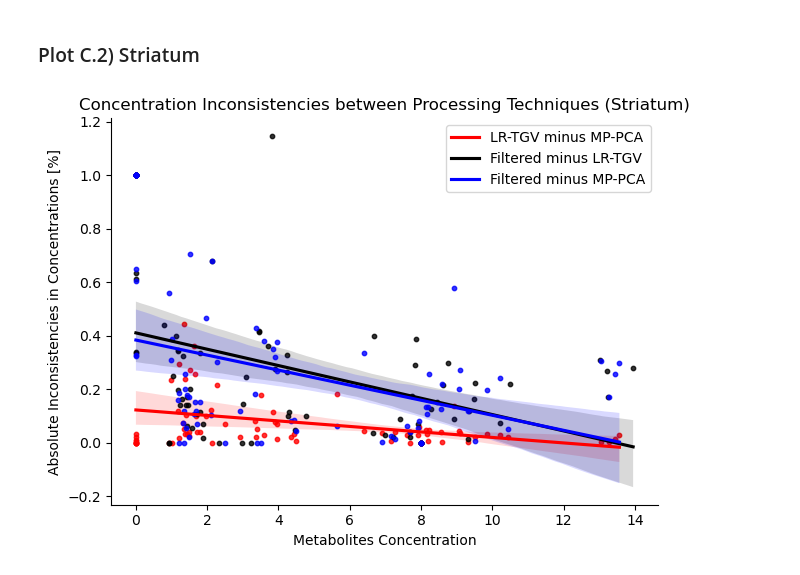
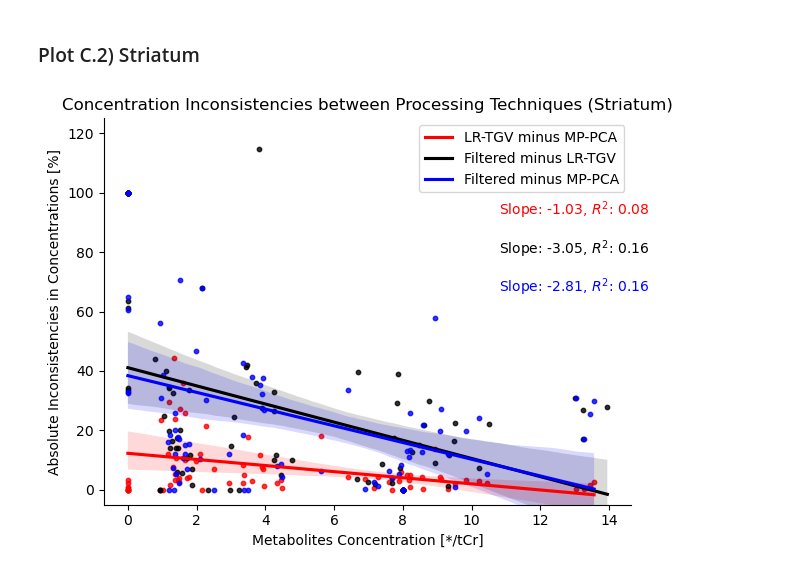
Before and after one commit to AlexisCogne/MRI_Practicals, a Jupyter notebook: Data_Analysis_Notebook.ipynb, the cells around one changed output. Saved outputs shown, nothing was run; the diff lists cells and outputs as text; code cells hidden in the pictures.

Commit message:
Improving the regression analysis for the metabolite concentration

```diff
--- a/Data_Analysis_Notebook.ipynb
+++ b/Data_Analysis_Notebook.ipynb
@@ -64,7 +65,7 @@ for experiment in EXPERIMENTS:
                     filtered_mean = df.loc[(rat_id, 'Filtered', region, met_name), 'mean_conc']
 
                     # Computing the relative difference
-                    mean_diff_vs_filtered = (met_mean - filtered_mean) / filtered_mean if filtered_mean != 0 else 0
+                    mean_diff_vs_filtered = 100*(met_mean - filtered_mean) / filtered_mean if filtered_mean != 0 else 0
 
                     # Adding the difference compared to the LR-TGV processing for the MP-PCA technique
                     if experiment == 'MP-PCA':
@@ -72,7 +73,7 @@ for experiment in EXPERIMENTS:
                         LR_mean = df.loc[(rat_id, 'LR-TGV', region, met_name), 'mean_conc']
 
                         # Computing the relative difference
-                        mean_diff_MP_vs_LR = (met_mean - LR_mean) / LR_mean if LR_mean != 0 else 0
+                        mean_diff_MP_vs_LR = 100*(met_mean - LR_mean) / LR_mean if LR_mean != 0 else 0
 
                 # Add data to the dataframe
                 new_row = pd.DataFrame([[
@@ -446,41 +495,74 @@ plt.show()
 # Create the figure and axes
 fig, ax = plt.subplots()
 
-# Plot scatter and regression lines for each comparison
+# Calculate and plot regression for MP-PCA vs LR-TGV
+slope_mp_lr, intercept_mp_lr, r_value_mp_lr, p_value_mp_lr, std_err_mp_lr = linregress(
+    MP_vs_LR_Stri_mean.mean_conc, abs(MP_vs_LR_Stri_mean.mean_diff_MP_vs_LR)
+)
 sns.regplot(
     x=MP_vs_LR_Stri_mean.mean_conc,
     y=abs(MP_vs_LR_Stri_mean.mean_diff_MP_vs_LR),
     scatter_kws={'color': 'r', 's': 10},
     line_kws={'label': 'LR-TGV minus MP-PCA', 'color': 'r'},
-    ci=95,  # Confidence interval
+    ci=95,
     ax=ax,
 )
+ax.annotate(
+    f"Slope: {slope_mp_lr:.2f}, $R^2$: {r_value_mp_lr**2:.2f}",
+    xy=(0.75, 0.75),
+    xycoords="axes fraction",
+    color="r",
+    fontsize=10,
+)
 
+# Calculate and plot regression for Filtered vs LR-TGV
+slope_filtered_lr, intercept_filtered_lr, r_value_filtered_lr, p_value_filtered_lr, std_err_filtered_lr = linregress(
+    Filtered_vs_LR_Stri_mean.mean_conc, abs(Filtered_vs_LR_Stri_mean.mean_diff_vs_filtered)
+)
 sns.regplot(
     x=Filtered_vs_LR_Stri_mean.mean_conc,
     y=abs(Filtered_vs_LR_Stri_mean.mean_diff_vs_filtered),
     scatter_kws={'color': 'black', 's': 10},
     line_kws={'label': 'Filtered minus LR-TGV', 'color': 'black'},
     ci=95,
     ax=ax,
 )
+ax.annotate(
+    f"Slope: {slope_filtered_lr:.2f}, $R^2$: {r_value_filtered_lr**2:.2f}",
+    xy=(0.75, 0.65),
+    xycoords="axes fraction",
+    color="black",
+    fontsize=10,
+)
 
+# Calculate and plot regression for Filtered vs MP-PCA
+slope_filtered_mp, intercept_filtered_mp, r_value_filtered_mp, p_value_filtered_mp, std_err_filtered_mp = linregress(
+    Filtered_vs_MP_Stri_mean.mean_conc, abs(Filtered_vs_MP_Stri_mean.mean_diff_vs_filtered)
+)
 sns.regplot(
     x=Filtered_vs_MP_Stri_mean.mean_conc,
     y=abs(Filtered_vs_MP_Stri_mean.mean_diff_vs_filtered),
     scatter_kws={'color': 'blue', 's': 10},
     line_kws={'label': 'Filtered minus MP-PCA', 'color': 'blue'},
     ci=95,
     ax=ax,
 )
+ax.annotate(
+    f"Slope: {slope_filtered_mp:.2f}, $R^2$: {r_value_filtered_mp**2:.2f}",
+    xy=(0.75, 0.55),
+    xycoords="axes fraction",
+    color="blue",
+    fontsize=10,
+)
 
 # Add labels, title, and legend
 ax.set_ylabel("Absolute Inconsistencies in Concentrations [%]")
-ax.set_xlabel("Metabolites Concentration")
+ax.set_ylim([-5, 125])
+ax.set_xlabel("Metabolites Concentration [*/tCr]")
 ax.set_title("Concentration Inconsistencies between Processing Techniques (Striatum)")
 ax.legend()
 sns.despine()
 plt.tight_layout()
 plt.show()
 # %% [output]
-[figure, old version]
+[figure, new version]
```
Also changed, not shown: parts of 8 cells of this notebook.
